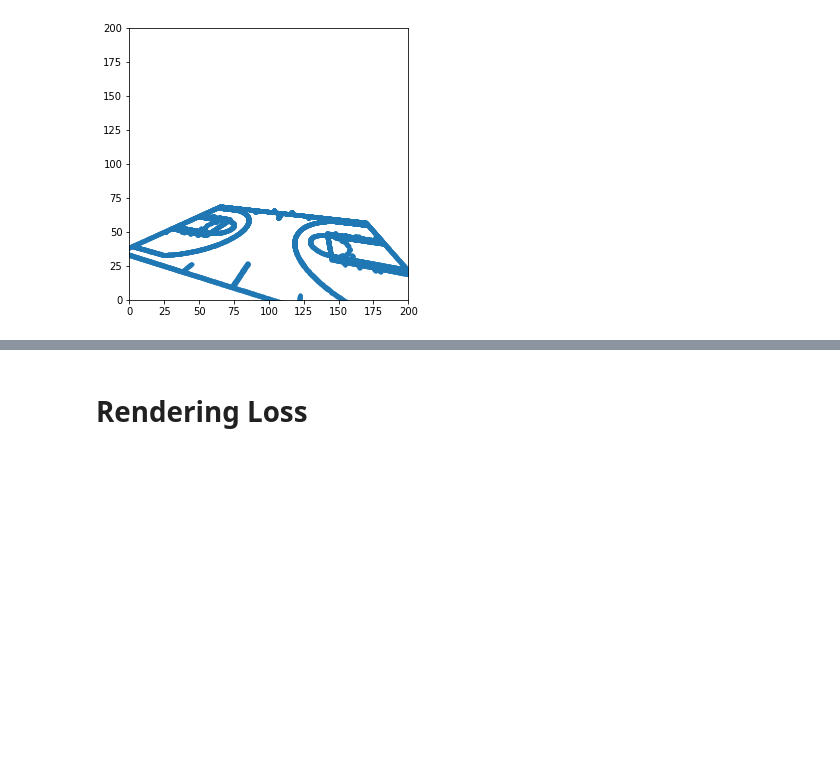
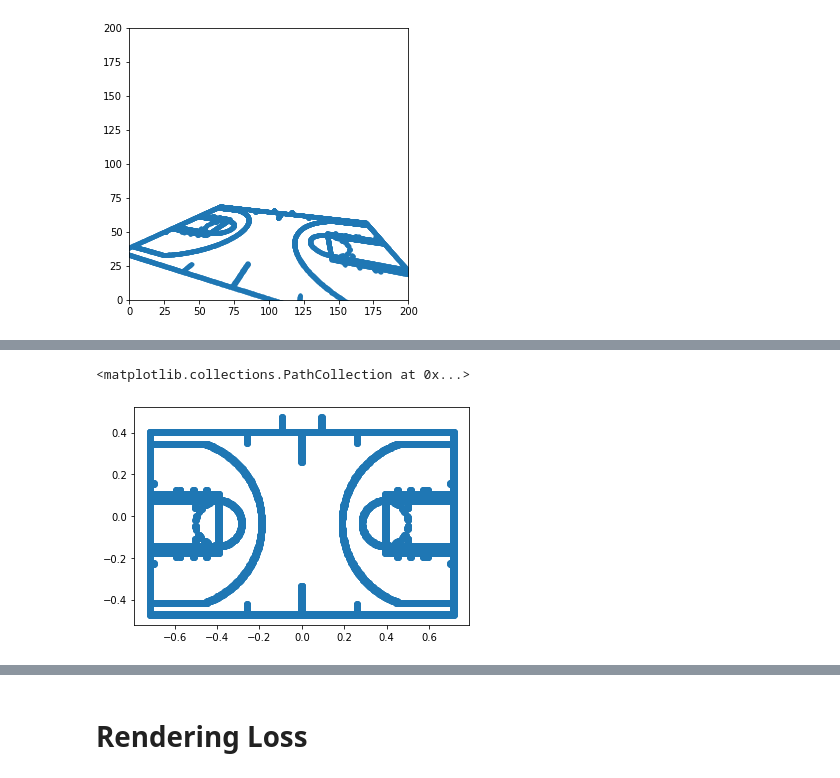
Before and after one commit to akarshkumar0101/nba-3d-ee-371q, a Jupyter notebook: rendering.ipynb, the cells around one changed output, grey strips where cells are left out. Cells and saved outputs as stored; diff of their text form; code cells hidden in the pictures; blank space fills up the shorter version.

```diff
--- a/rendering.ipynb
+++ b/rendering.ipynb
@@ -156,0 +231,5 @@ show_cam_view(X_w, dofs_cam, f, (100., 100.), (100, 100))
+# %%
+plt.scatter(x,z)
+# %% [output]
+<matplotlib.collections.PathCollection at 0x...>
+[figure, added]
```
Also changed, not shown: parts of 8 cells of this notebook.
